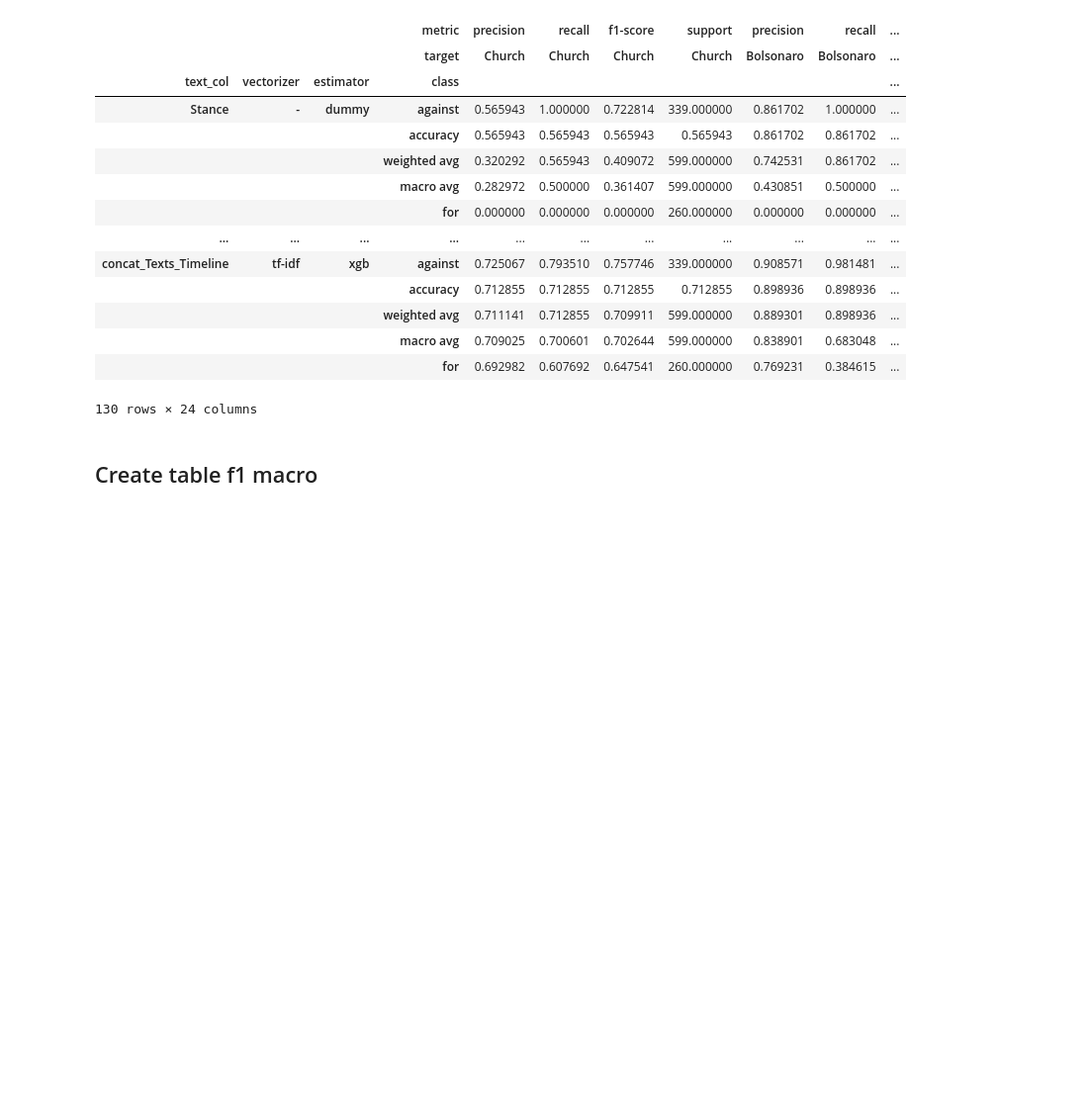
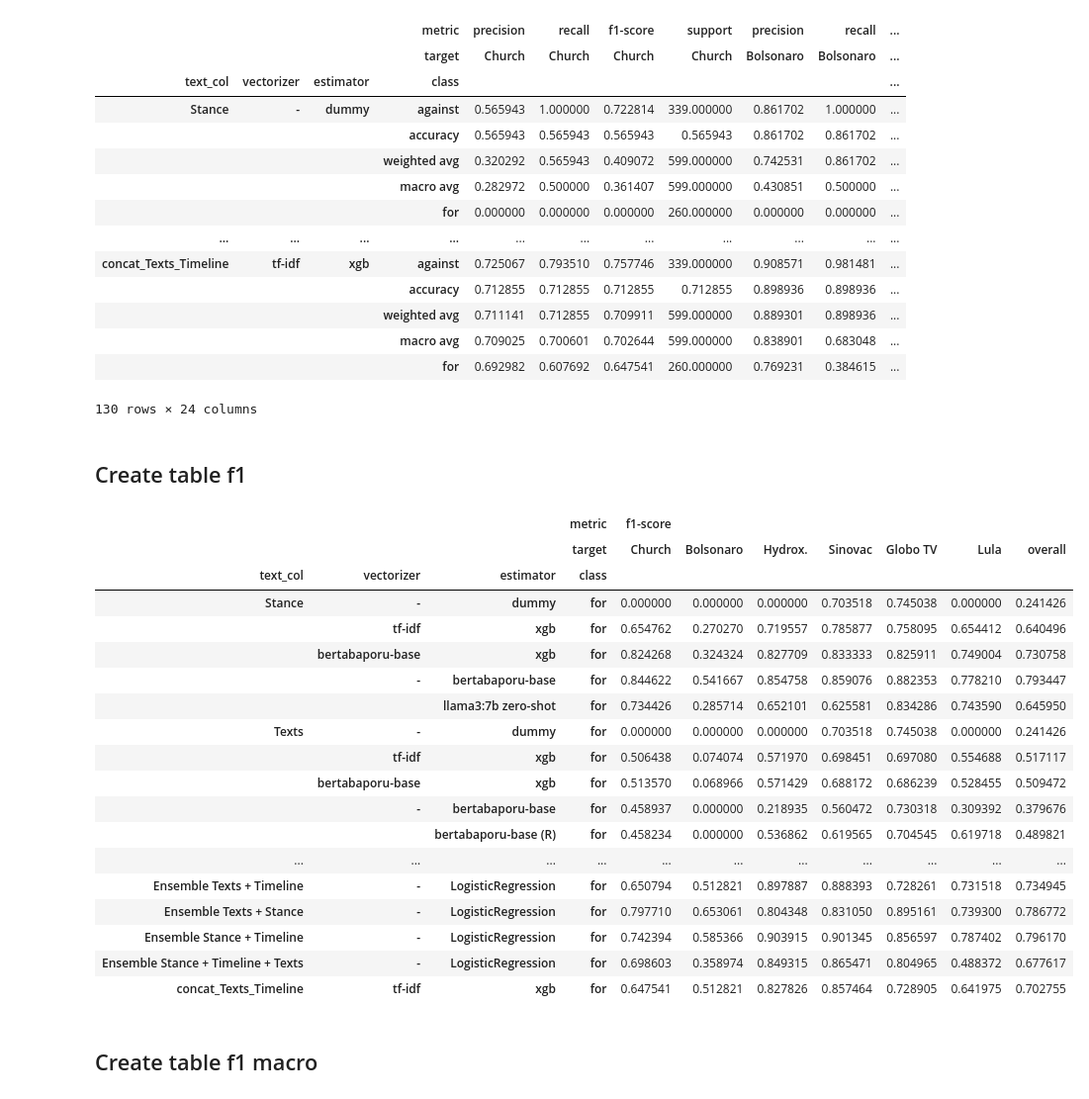
Before and after one commit to semcovici/stance-prediction-UstanceBR, a Jupyter notebook: notebooks/3.results_analysis.ipynb, the cells around one changed output. Shown: that part at 99% size. Drawn from its saved outputs; the diff is of its cells as text; code cells hidden in the pictures; blank space fills up the shorter version.

```diff
--- a/notebooks/3.results_analysis.ipynb
+++ b/notebooks/3.results_analysis.ipynb
@@ -152,6 +198,36 @@ df_results_final
 130 rows × 24 columns
 # %%
 df_results_final.to_excel("../reports/table_complete_results.xlsx")
+# %% [markdown]
+## Create table f1
+# %%
+mask_f1 = [True if  "f1-score" in col else False for col in df_results_final.columns]
+mask_macro = [True if  "for" in col else False for col in df_results_final.index]
+
+f1_df = df_results_final.loc[mask_macro,mask_f1]
+f1_df[('f1-score','overall')] = f1_df.mean(axis=1)
+
+f1_df
+# %% [output]
+|  |  |  | metric | f1-score |  |  |  |  |  |  |
+|  |  |  | target | Church | Bolsonaro | Hydrox. | Sinovac | Globo TV | Lula | overall |
+| text_col | vectorizer | estimator | class |  |  |  |  |  |  |  |
+| Stance | - | dummy | for | 0.000000 | 0.000000 | 0.000000 | 0.703518 | 0.745038 | 0.000000 | 0.241426 |
+|  | tf-idf | xgb | for | 0.654762 | 0.270270 | 0.719557 | 0.785877 | 0.758095 | 0.654412 | 0.640496 |
+|  | bertabaporu-base | xgb | for | 0.824268 | 0.324324 | 0.827709 | 0.833333 | 0.825911 | 0.749004 | 0.730758 |
+|  | - | bertabaporu-base | for | 0.844622 | 0.541667 | 0.854758 | 0.859076 | 0.882353 | 0.778210 | 0.793447 |
+|  |  | llama3:7b zero-shot | for | 0.734426 | 0.285714 | 0.652101 | 0.625581 | 0.834286 | 0.743590 | 0.645950 |
+| Texts | - | dummy | for | 0.000000 | 0.000000 | 0.000000 | 0.703518 | 0.745038 | 0.000000 | 0.241426 |
+|  | tf-idf | xgb | for | 0.506438 | 0.074074 | 0.571970 | 0.698451 | 0.697080 | 0.554688 | 0.517117 |
+|  | bertabaporu-base | xgb | for | 0.513570 | 0.068966 | 0.571429 | 0.688172 | 0.686239 | 0.528455 | 0.509472 |
+|  | - | bertabaporu-base | for | 0.458937 | 0.000000 | 0.218935 | 0.560472 | 0.730318 | 0.309392 | 0.379676 |
+|  |  | bertabaporu-base (R) | for | 0.458234 | 0.000000 | 0.536862 | 0.619565 | 0.704545 | 0.619718 | 0.489821 |
+| ... | ... | ... | ... | ... | ... | ... | ... | ... | ... | ... |
+| Ensemble Texts + Timeline | - | LogisticRegression | for | 0.650794 | 0.512821 | 0.897887 | 0.888393 | 0.728261 | 0.731518 | 0.734945 |
+| Ensemble Texts + Stance | - | LogisticRegression | for | 0.797710 | 0.653061 | 0.804348 | 0.831050 | 0.895161 | 0.739300 | 0.786772 |
+| Ensemble Stance + Timeline | - | LogisticRegression | for | 0.742394 | 0.585366 | 0.903915 | 0.901345 | 0.856597 | 0.787402 | 0.796170 |
+| Ensemble Stance + Timeline + Texts | - | LogisticRegression | for | 0.698603 | 0.358974 | 0.849315 | 0.865471 | 0.804965 | 0.488372 | 0.677617 |
+| concat_Texts_Timeline | tf-idf | xgb | for | 0.647541 | 0.512821 | 0.827826 | 0.857464 | 0.728905 | 0.641975 | 0.702755 |
 # %% [markdown]
 ## Create table f1 macro
 # %%
```
Also changed, not shown: parts of 3 cells of this notebook, 4 other files.
